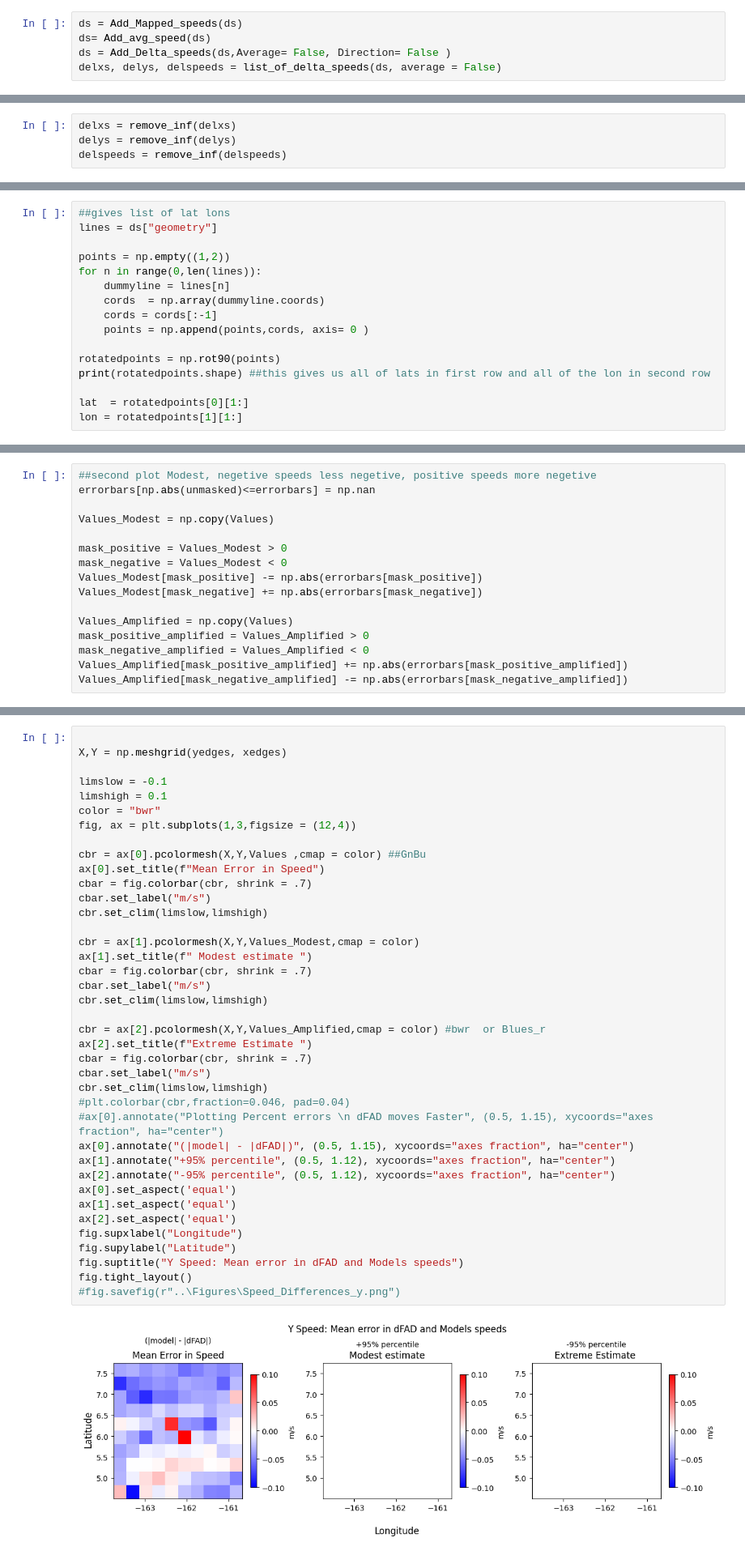
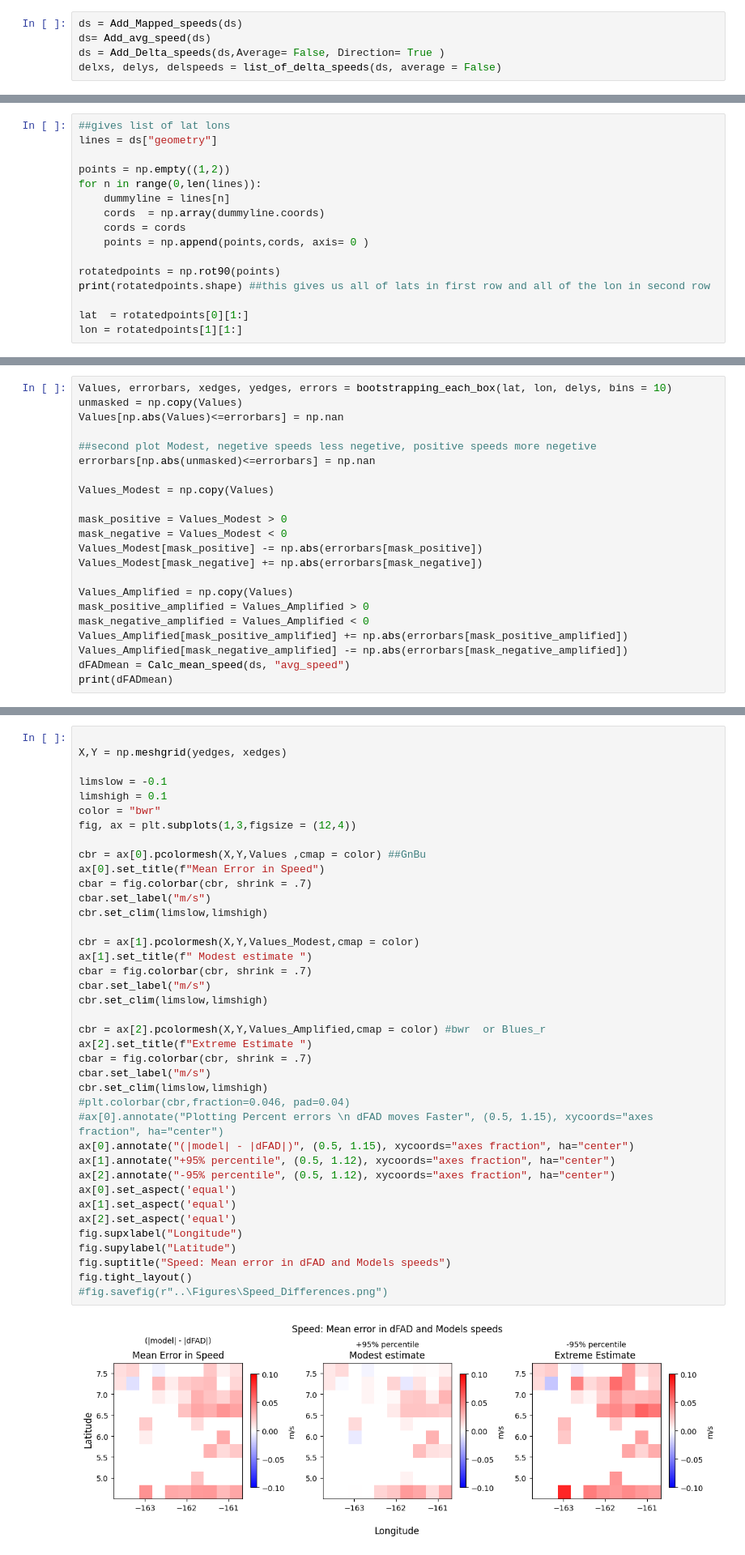
Before and after one commit to Colin-zerfass/fate-core, a Jupyter notebook: Code/CompairSpeeds.ipynb, the cells around one changed output, grey strips where cells are left out. Shown at 81% size. Drawn from its saved outputs; the diff is of its cells as text.

```diff
--- a/Code/CompairSpeeds.ipynb
+++ b/Code/CompairSpeeds.ipynb
@@ -141,5 +189,5 @@ def list_of_delta_speeds(ds, average = False):
 # %%
 ds = Add_Mapped_speeds(ds)
 ds= Add_avg_speed(ds)
-ds = Add_Delta_speeds(ds,Average= False, Direction= False )
+ds = Add_Delta_speeds(ds,Average= False, Direction= True )
 delxs, delys, delspeeds = list_of_delta_speeds(ds, average = False)
@@ -148,4 +193,0 @@ ValueError: operands could not be broadcast together with shapes (5,) (6,)
-# %%
-delxs = remove_inf(delxs)
-delys = remove_inf(delys)
-delspeeds = remove_inf(delspeeds)
@@ -167,7 +201,7 @@ points = np.empty((1,2))
 for n in range(0,len(lines)):
     dummyline = lines[n]
     cords  = np.array(dummyline.coords)
-    cords = cords[:-1]
+    cords = cords
     points = np.append(points,cords, axis= 0 )
 
 rotatedpoints = np.rot90(points)
@@ -237,4 +214,8 @@ print(errorbars)
 # %%
+Values, errorbars, xedges, yedges, errors = bootstrapping_each_box(lat, lon, delys, bins = 10)
+unmasked = np.copy(Values)
+Values[np.abs(Values)<=errorbars] = np.nan
+
 ##second plot Modest, negetive speeds less negetive, positive speeds more negetive
 errorbars[np.abs(unmasked)<=errorbars] = np.nan
 
@@ -250,3 +231,5 @@ mask_positive_amplified = Values_Amplified > 0
 mask_negative_amplified = Values_Amplified < 0
 Values_Amplified[mask_positive_amplified] += np.abs(errorbars[mask_positive_amplified])
 Values_Amplified[mask_negative_amplified] -= np.abs(errorbars[mask_negative_amplified])
+dFADmean = Calc_mean_speed(ds, "avg_speed")
+print(dFADmean)
@@ -266,33 +246,33 @@ fig, ax = plt.subplots(1,3,figsize = (12,4))
 
 cbr = ax[0].pcolormesh(X,Y,Values ,cmap = color) ##GnBu
 ax[0].set_title(f"Mean Error in Speed")
 cbar = fig.colorbar(cbr, shrink = .7)
 cbar.set_label("m/s")
 cbr.set_clim(limslow,limshigh)
 
 cbr = ax[1].pcolormesh(X,Y,Values_Modest,cmap = color)
 ax[1].set_title(f" Modest estimate ")
 cbar = fig.colorbar(cbr, shrink = .7)
 cbar.set_label("m/s")
 cbr.set_clim(limslow,limshigh)
 
 cbr = ax[2].pcolormesh(X,Y,Values_Amplified,cmap = color) #bwr  or Blues_r
 ax[2].set_title(f"Extreme Estimate ")
 cbar = fig.colorbar(cbr, shrink = .7)
 cbar.set_label("m/s")
 cbr.set_clim(limslow,limshigh)
 #plt.colorbar(cbr,fraction=0.046, pad=0.04)
 #ax[0].annotate("Plotting Percent errors \n dFAD moves Faster", (0.5, 1.15), xycoords="axes fraction", ha="center")
 ax[0].annotate("(|model| - |dFAD|)", (0.5, 1.15), xycoords="axes fraction", ha="center")
 ax[1].annotate("+95% percentile", (0.5, 1.12), xycoords="axes fraction", ha="center")
 ax[2].annotate("-95% percentile", (0.5, 1.12), xycoords="axes fraction", ha="center")
 ax[0].set_aspect('equal')
 ax[1].set_aspect('equal')
 ax[2].set_aspect('equal')
 fig.supxlabel("Longitude")
 fig.supylabel("Latitude")
-fig.suptitle("Y Speed: Mean error in dFAD and Models speeds")
+fig.suptitle("Speed: Mean error in dFAD and Models speeds")
 fig.tight_layout()
-#fig.savefig(r"..\Figures\Speed_Differences_y.png")
+#fig.savefig(r"..\Figures\Speed_Differences.png")
 # %% [output]
-[figure, old version]
+[figure, new version]
```
Also changed, not shown: parts of 17 cells of this notebook.
